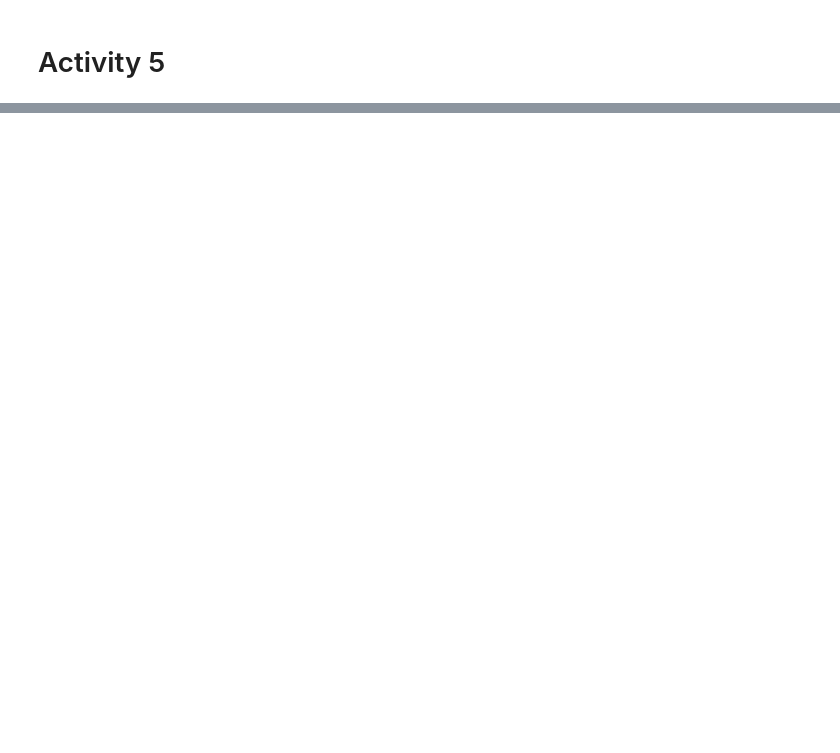
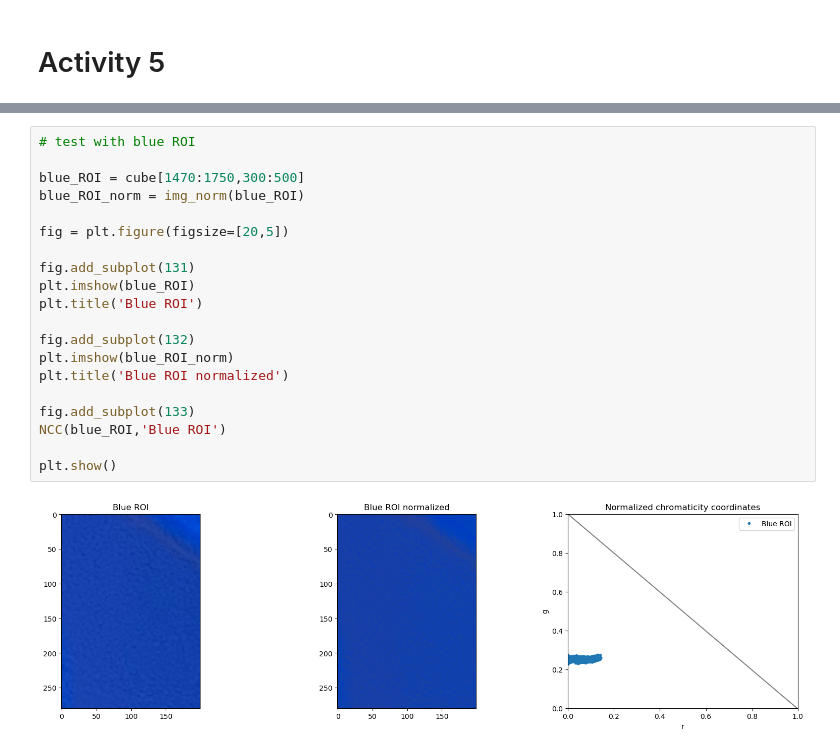
Before and after one commit to genvert/AP_157_FX-2_Vertudez, a Jupyter notebook: Activity 5/Activity 5.ipynb, the cells around one changed output, grey strips where cells are left out. Cells and saved outputs as stored; diff of their text form; blank space fills up the shorter version.

```diff
--- a/Activity 5/Activity 5.ipynb
+++ b/Activity 5/Activity 5.ipynb
@@ -150,0 +148,22 @@ parametric(cube, cube_ROI)
+# %%
+# test with blue ROI
+
+blue_ROI = cube[1470:1750,300:500]
+blue_ROI_norm = img_norm(blue_ROI)
+
+fig = plt.figure(figsize=[20,5])
+
+fig.add_subplot(131)
+plt.imshow(blue_ROI)
+plt.title('Blue ROI')
+
+fig.add_subplot(132)
+plt.imshow(blue_ROI_norm)
+plt.title('Blue ROI normalized')
+
+fig.add_subplot(133)
+NCC(blue_ROI,'Blue ROI')
+
+plt.show()
+# %% [output]
+[figure, added]
```
Also changed, not shown: parts of 18 cells of this notebook.
